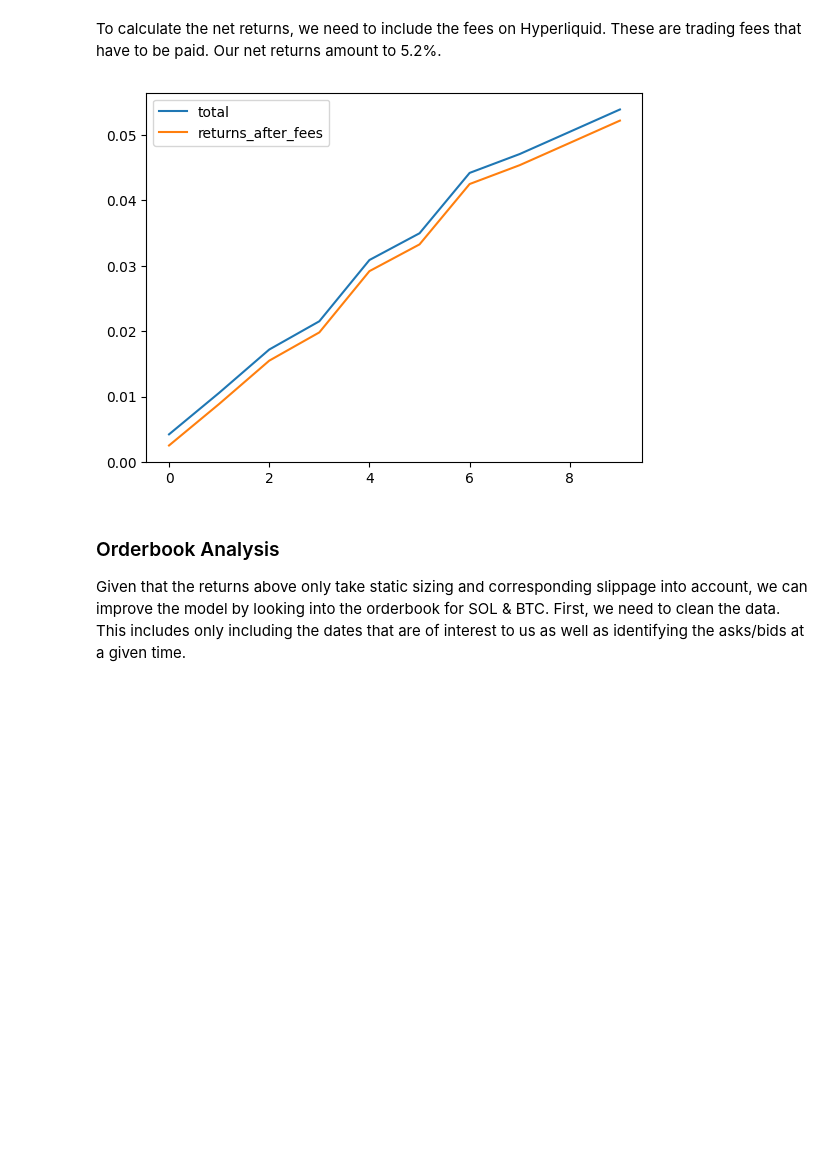
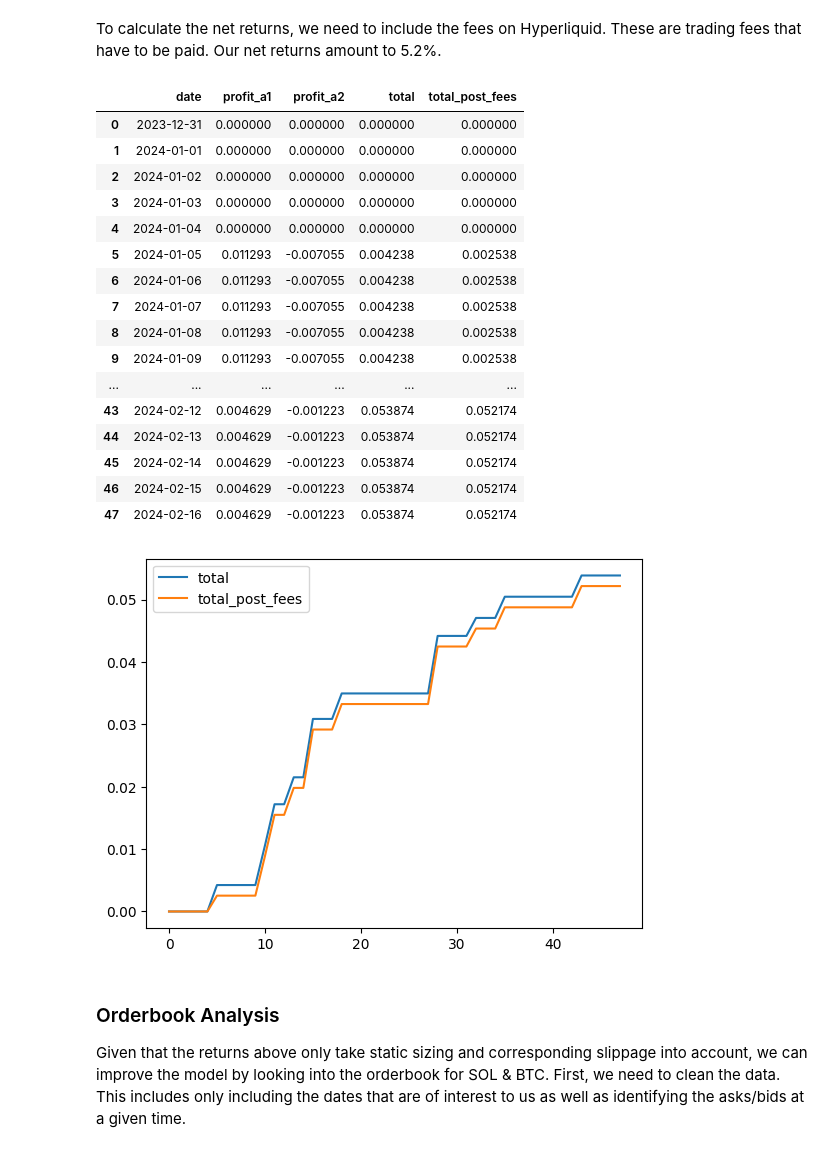
Before and after one commit to voskart/hyperliquid_strat, a Jupyter notebook: strat.ipynb, the cells around one changed output. Drawn from its saved outputs; the diff is of its cells as text; code cells hidden in the pictures; blank space fills up the shorter version.

Commit message:
clean up simulated returns

```diff
--- a/strat.ipynb
+++ b/strat.ipynb
@@ -287,25 +287,53 @@ To calculate the net returns, we need to include the fees on Hyperliquid. These
 # %%
 # taken from https://hyperliquid.gitbook.io/hyperliquid-docs/trading/fees
 # assuming lowest volume tier
 fee = 0.00035
 # estimation for a size of 100k per side, therefore limitation
 slippage = 0.0005
 
 
 # per trade, there are twice the fee as well as slippage
 df_results["total"] = df_results["total"].cumsum()
 df_results["returns_after_fees"] = df_results["total"] * 1-(2*(fee+slippage))
+df_results.columns = ["date", "profit_a1", "profit_a2", "total", "total_post_fees"]
+
+
+df_range = pd.date_range(start="2023/12/31", end="2024/02/16")
+
+df_results["date"] = df_results["date"].dt.floor("d")
+
+
+df_results = df_results.set_index("date").reindex(df_range, method="ffill").reset_index().rename(columns={"index":"date"})
+df_results = df_results.fillna(0)
 
 plt.yticks(np.arange(-0.1, 0.1, step=0.01))
 df_results["total"].plot()
-df_results["returns_after_fees"].plot()
+df_results["total_post_fees"].plot()
 plt.legend()
 
-# export results
-df_results.columns = ["date", "profit_a1", "profit_a2", "total", "total_post_fees"]
+# # export results
 df_results.to_csv("returns.csv")
+
+df_results
 # %% [output]
+|  | date | profit_a1 | profit_a2 | total | total_post_fees |
+| 0 | 2023-12-31 | 0.000000 | 0.000000 | 0.000000 | 0.000000 |
+| 1 | 2024-01-01 | 0.000000 | 0.000000 | 0.000000 | 0.000000 |
+| 2 | 2024-01-02 | 0.000000 | 0.000000 | 0.000000 | 0.000000 |
+| 3 | 2024-01-03 | 0.000000 | 0.000000 | 0.000000 | 0.000000 |
+| 4 | 2024-01-04 | 0.000000 | 0.000000 | 0.000000 | 0.000000 |
+| 5 | 2024-01-05 | 0.011293 | -0.007055 | 0.004238 | 0.002538 |
+| 6 | 2024-01-06 | 0.011293 | -0.007055 | 0.004238 | 0.002538 |
+| 7 | 2024-01-07 | 0.011293 | -0.007055 | 0.004238 | 0.002538 |
+| 8 | 2024-01-08 | 0.011293 | -0.007055 | 0.004238 | 0.002538 |
+| 9 | 2024-01-09 | 0.011293 | -0.007055 | 0.004238 | 0.002538 |
+| ... | ... | ... | ... | ... | ... |
+| 43 | 2024-02-12 | 0.004629 | -0.001223 | 0.053874 | 0.052174 |
+| 44 | 2024-02-13 | 0.004629 | -0.001223 | 0.053874 | 0.052174 |
+| 45 | 2024-02-14 | 0.004629 | -0.001223 | 0.053874 | 0.052174 |
+| 46 | 2024-02-15 | 0.004629 | -0.001223 | 0.053874 | 0.052174 |
+| 47 | 2024-02-16 | 0.004629 | -0.001223 | 0.053874 | 0.052174 |
-[figure, old version]
+[figure, new version]
 # %% [markdown]
 ### Orderbook Analysis
 
```
Also changed, not shown: 2 other files.
